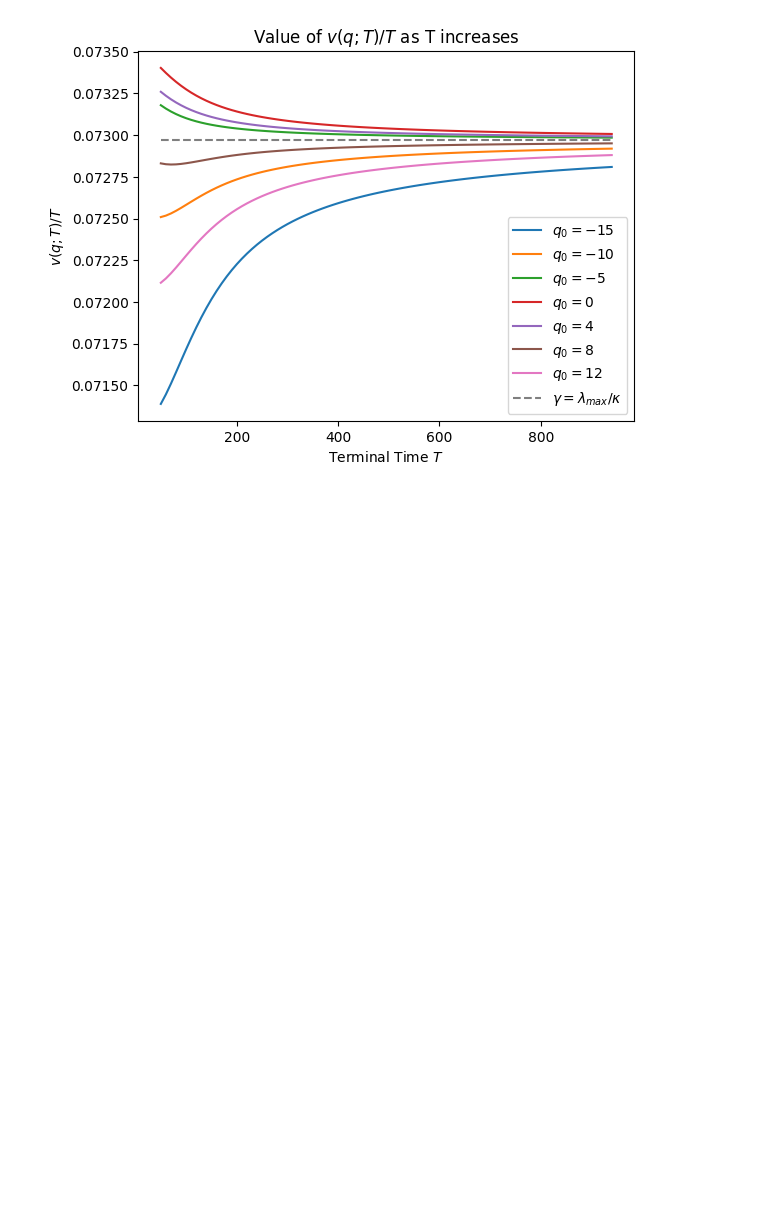
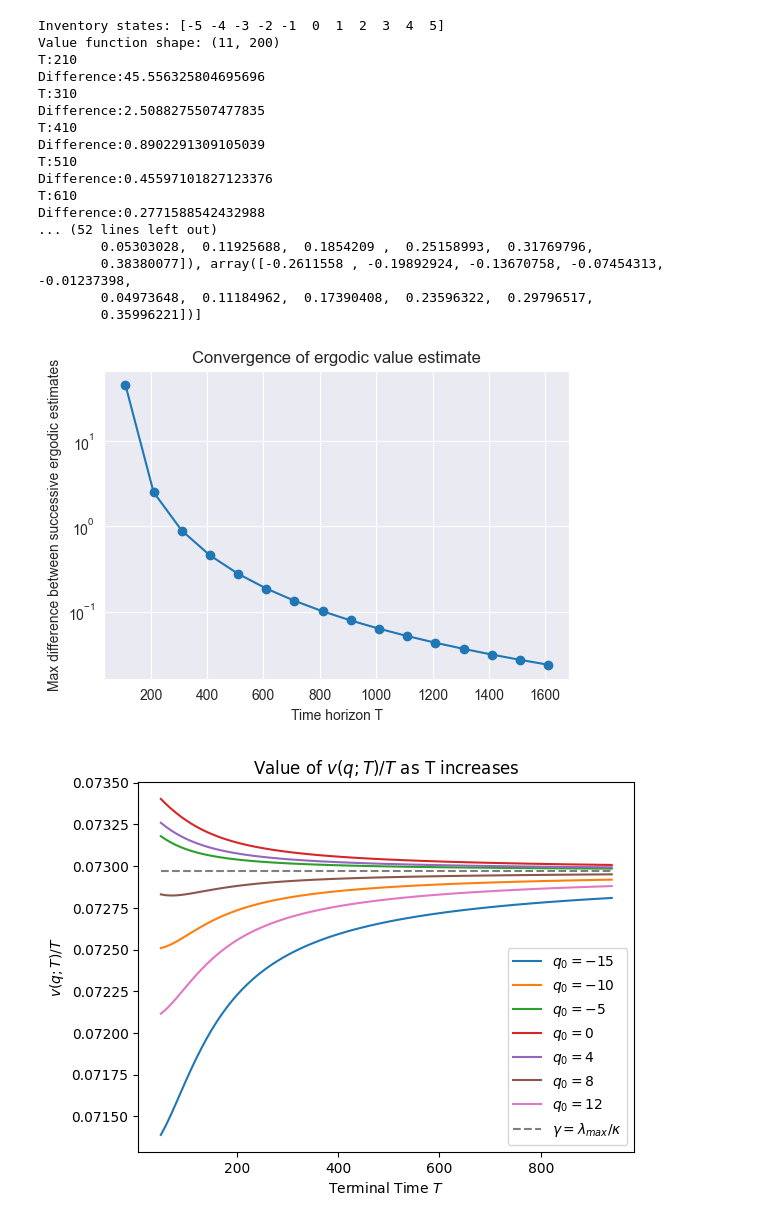
Before and after one commit to ben-jamie-son/mml-reinforcement-learning, a Jupyter notebook: MM_parmater_learning-main/Modified_Sim.ipynb, the cells around one changed output. Drawn from its saved outputs; the diff is of its cells as text; code cells hidden in the pictures; blank space fills up the shorter version.

Commit message:
Fixed logistic HJB, plotted convergence, added state space heatmaps to ergodic_Sim

```diff
--- a/MM_parmater_learning-main/Modified_Sim.ipynb
+++ b/MM_parmater_learning-main/Modified_Sim.ipynb
@@ -28,3 +60,51 @@ def solution(U):
+# %%
+t, h, q_grid = solver.solve_HJB(T)
+
+print("Inventory states:", q_grid)
+print("Value function shape:", h.shape)
+
+T_eval, ergodic_values, q_grid = solver.Ergodic_limit()
+
+import numpy as np
+import matplotlib.pyplot as plt
+
+print("Time horizons tested:", T_eval)
+print("Ergodic estimates:", ergodic_values)
+
+ergodic_values = np.array(ergodic_values)
+
+# compute successive differences
+diff = np.max(np.abs(ergodic_values[1:] - ergodic_values[:-1]), axis=1)
+
+plt.figure(figsize=(6,4))
+plt.plot(T_eval[1:], diff, marker='o')
+plt.yscale("log")
+
+plt.xlabel("Time horizon T")
+plt.ylabel("Max difference between successive ergodic estimates")
+plt.title("Convergence of ergodic value estimate")
+plt.grid(True)
+
+plt.show()
+# %% [output]
+Inventory states: [-5 -4 -3 -2 -1  0  1  2  3  4  5]
+Value function shape: (11, 200)
+T:210
+Difference:45.556325804695696
+T:310
+Difference:2.5088275507477835
+T:410
+Difference:0.8902291309105039
+T:510
+Difference:0.45597101827123376
+T:610
+Difference:0.2771588542432988
+... (52 lines left out)
+        0.05303028,  0.11925688,  0.1854209 ,  0.25158993,  0.31769796,
+        0.38380077]), array([-0.2611558 , -0.19892924, -0.13670758, -0.07454313, -0.01237398,
+        0.04973648,  0.11184962,  0.17390408,  0.23596322,  0.29796517,
+        0.35996221])]
+[figure, added]
 # %%
 # Value function for classical market making problem, calculate v(., T) / T
 Time = np.arange(50, 950, 10)
```
Also changed, not shown: parts of 5 cells of this notebook, 3 other files.
